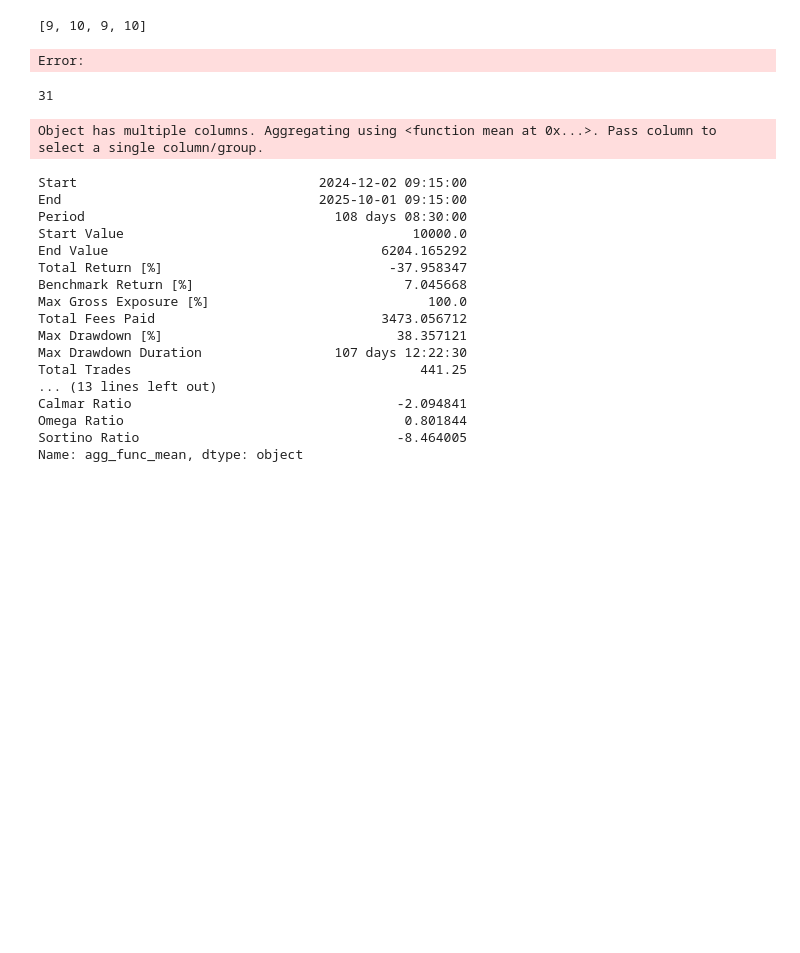
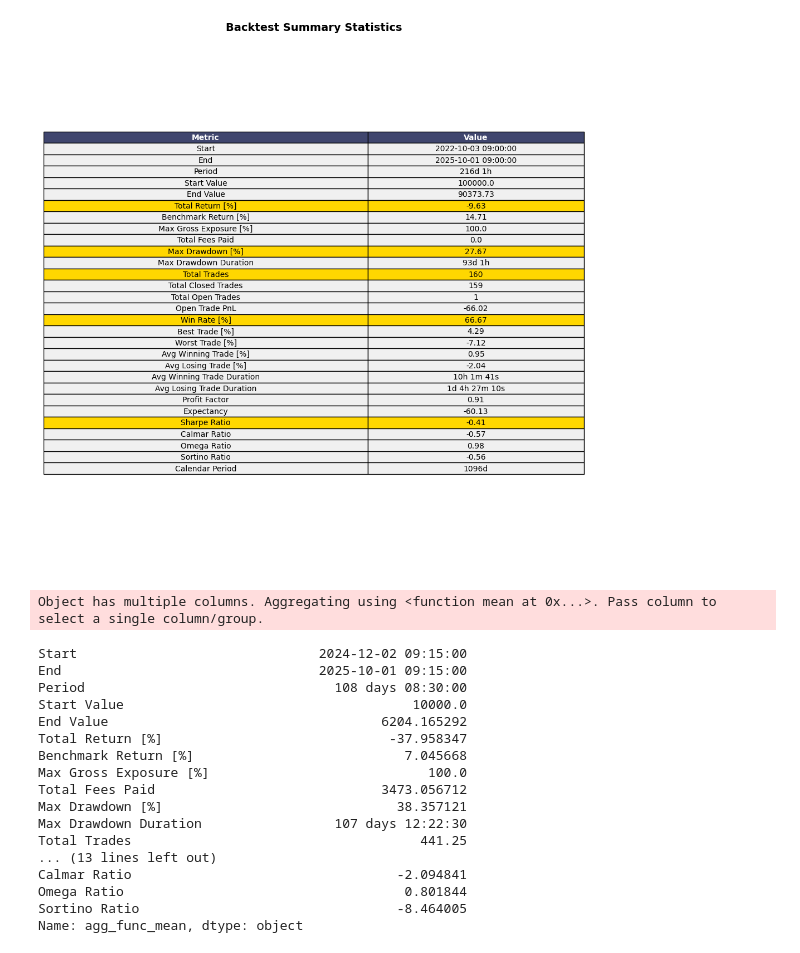
Before and after one commit to rahulkhichar7/HedgeOne-Quant, a Jupyter notebook: test_strategies.ipynb, the cells around one changed output. Saved outputs shown, nothing was run; the diff lists cells and outputs as text; code cells hidden in the pictures; blank space fills up the shorter version.

```diff
--- a/test_strategies.ipynb
+++ b/test_strategies.ipynb
@@ -117,17 +217,9 @@ Year: {'2024': {'trades_count': 8, 'total_return_pct': -2.01, 'win_rate_pct': 37
 # %%
 stats = backtest_result["backtest_result"]
 visualizer = ps.BacktestStatsVisualizer(stats)
-# visualizer.plot_table()
+visualizer.plot_table()
+# %% [output]
+[figure, added]
-# %%
-l = ([9]+[10])*2
-l
-# %% [output]
-[9, 10, 9, 10]
-Error:
-# %%
-len(np.arange(10,41))
-# %% [output]
-31
 # %%
 prices = df['close']
 
```
Also changed, not shown: parts of 14 cells of this notebook, 19 other files.
